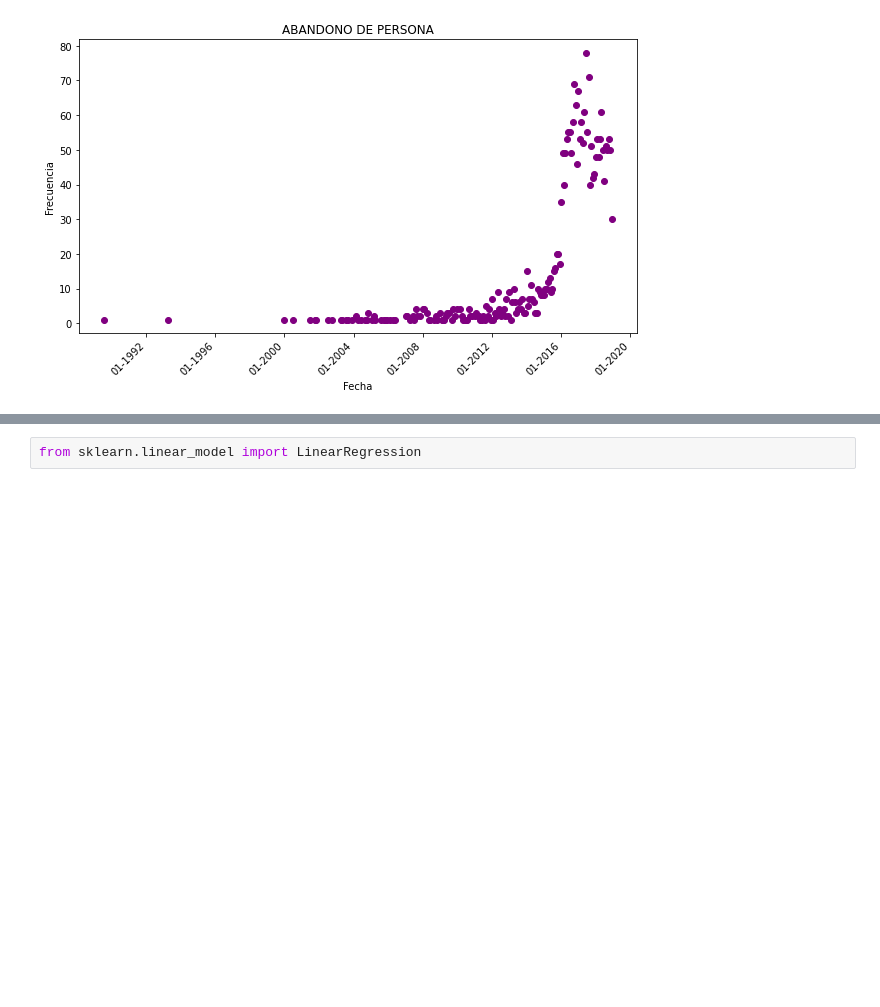
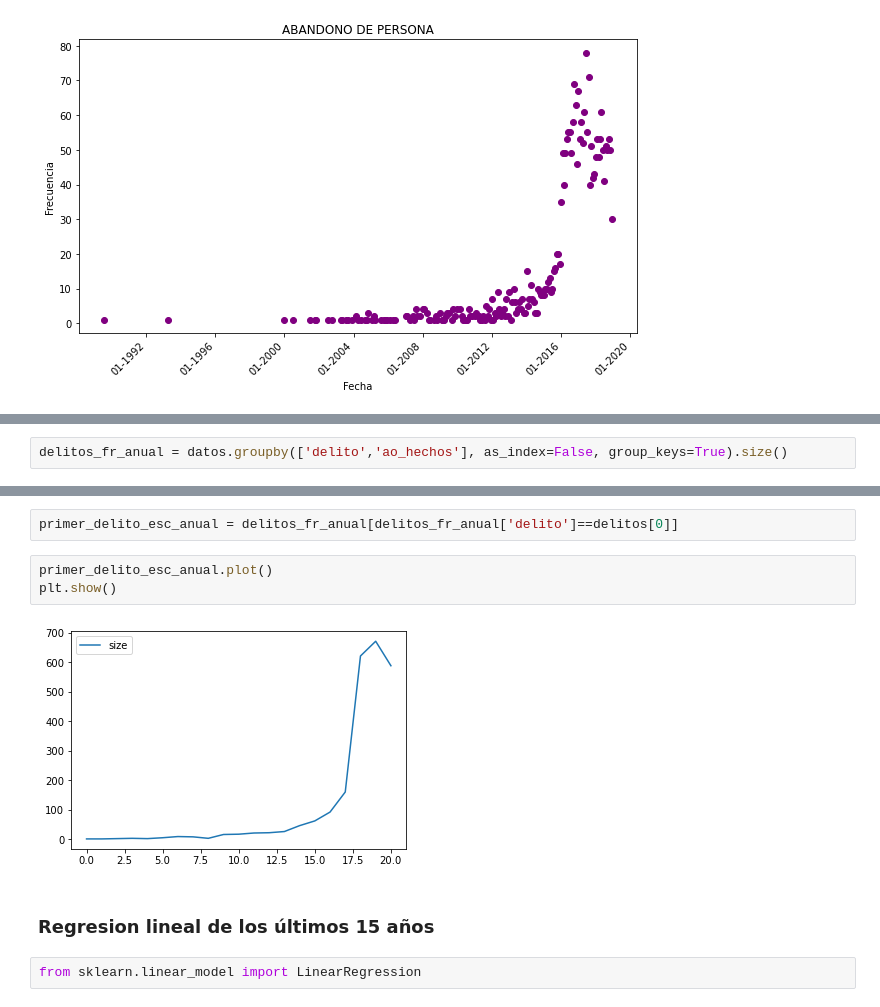
Before and after one commit to lorenaphys/OPI, a Jupyter notebook: Soluciones.ipynb, the cells around one changed output, grey strips where cells are left out. Saved outputs shown, nothing was run; the diff lists cells and outputs as text; blank space fills up the shorter version.

```diff
--- a/Soluciones.ipynb
+++ b/Soluciones.ipynb
@@ -191,0 +131,2 @@ pip install financialanalysis
+# %%
+delitos_fr_anual = datos.groupby(['delito','ao_hechos'], as_index=False, group_keys=True).size()
@@ -192,3 +149,12 @@ pip install financialanalysis
+# %%
+primer_delito_esc_anual = delitos_fr_anual[delitos_fr_anual['delito']==delitos[0]]
+# %%
+primer_delito_esc_anual.plot()
+plt.show()
+# %% [output]
+[figure, added]
+# %% [markdown]
+### Regresion lineal de los últimos 15 años
 # %%
 from sklearn.linear_model import LinearRegression
 # %%
```
Also changed, not shown: parts of 28 cells of this notebook.
